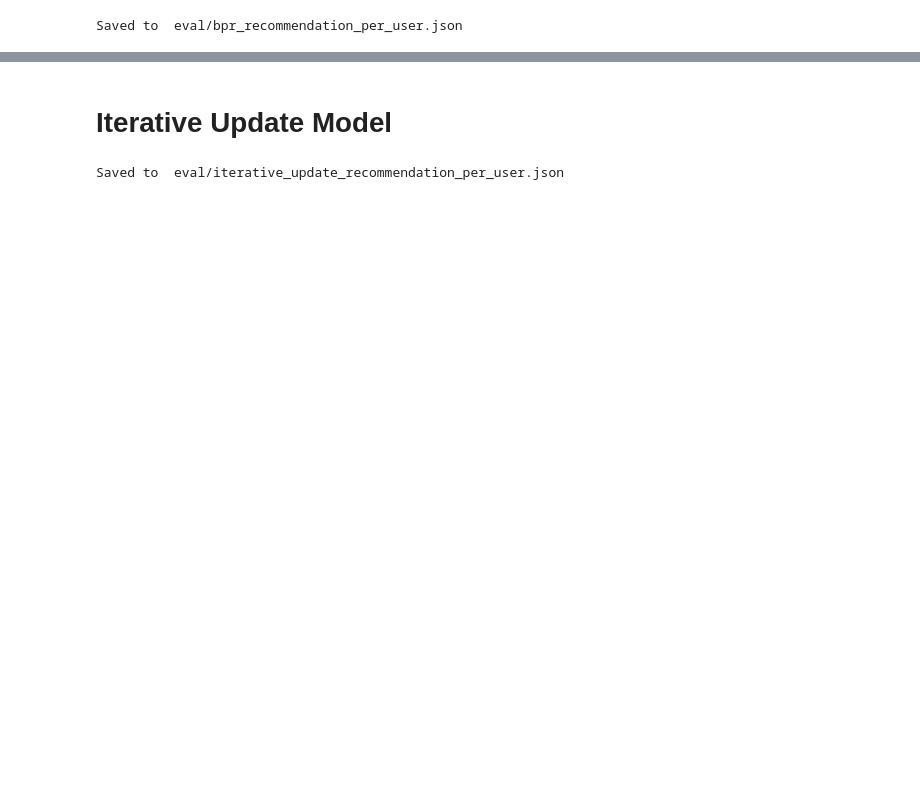
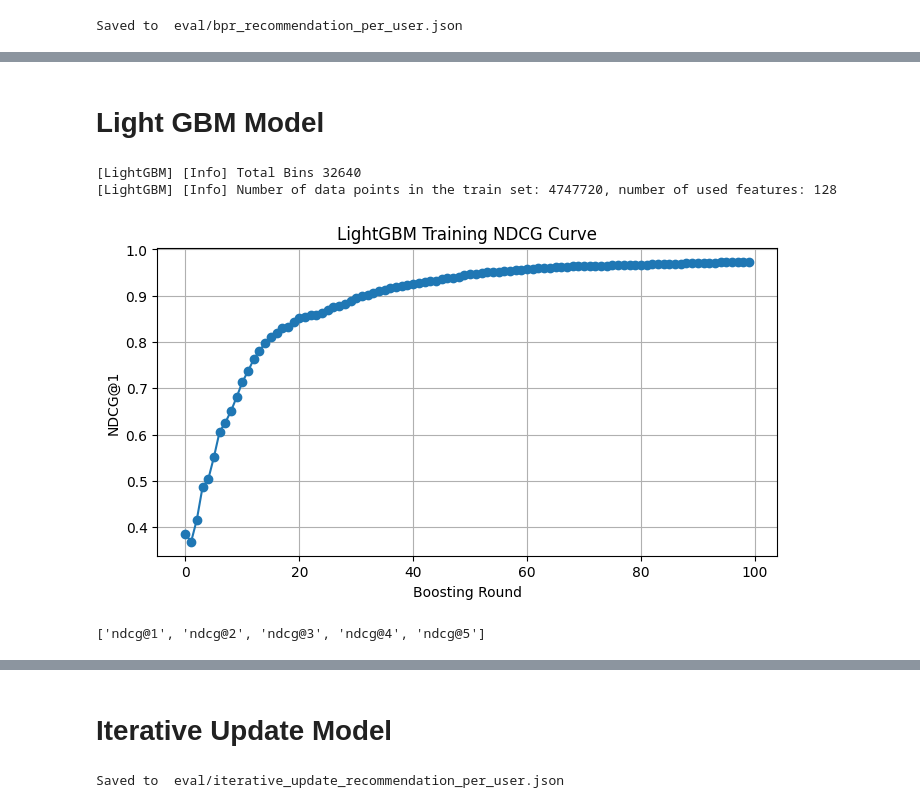
Before and after one commit to asaladi/CSE158_Assignment2, a Jupyter notebook: workbook2.ipynb, the cells around one changed output, grey strips where cells are left out. Drawn from its saved outputs; the diff is of its cells as text; code cells hidden in the pictures; blank space fills up the shorter version.

Commit message:
added extra models to workbook 2

```diff
--- a/workbook2.ipynb
+++ b/workbook2.ipynb
@@ -660,0 +932,2 @@ Saved to  eval/bpr_recommendation_per_user.json
+# %% [markdown]
+# Light GBM Model
@@ -660,0 +975,54 @@ Saved to  eval/bpr_recommendation_per_user.json
+# %%
+train_dataset = lgb.Dataset(
+    train_features,
+    label=train_labels,
+    group=group_sizes
+)
+
+params = {
+    "objective": "lambdarank",
+    "metric": "ndcg",
+    "learning_rate": 0.05,
+    "num_leaves": 32,
+    "min_data_in_leaf": 20,
+}
+
+params["force_row_wise"] = True
+params["histogram_pool_size"] = 1024
+
+def tqdm_callback(total):
+    pbar = tqdm(total=total)
+    def _callback(env):
+        # Update progress bar each iteration
+        if env.iteration < total:
+            pbar.update(1)
+
+        # Close progress bar on last iteration
+        if env.iteration == total - 1:
+            pbar.close()
+
+    return _callback
+
+
+evals_result = {}
+
+record_eval_cb = lgb.record_evaluation(evals_result)
+
+model_lgb = lgb.train(
+    params,
+    train_dataset,
+    num_boost_round=100,
+    valid_sets=[train_dataset],
+    callbacks=[tqdm_callback(100), record_eval_cb]
+)
+
+end_time = time.time()
+train_time["LIGHT_GBM"] = end_time - start_time
+# %% [output]
+[LightGBM] [Info] Total Bins 32640
+[LightGBM] [Info] Number of data points in the train set: 4747720, number of used features: 128
+[figure, added]
+# %%
+list(evals_result['training'].keys())
+# %% [output]
+['ndcg@1', 'ndcg@2', 'ndcg@3', 'ndcg@4', 'ndcg@5']
```
Also changed, not shown: parts of 31 cells of this notebook, 6 other files.
